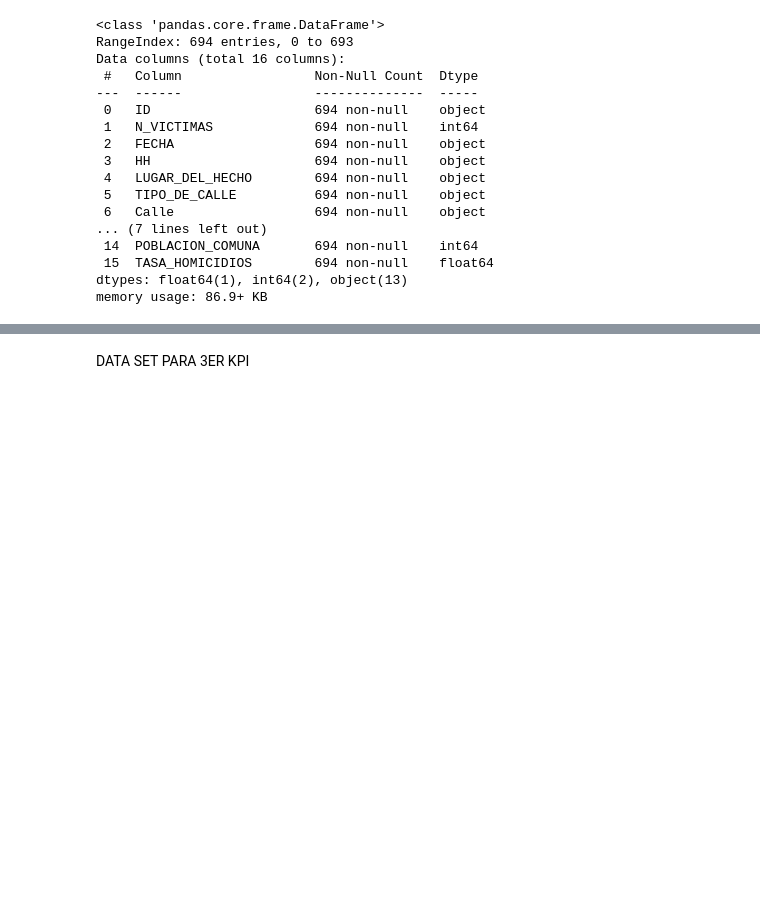
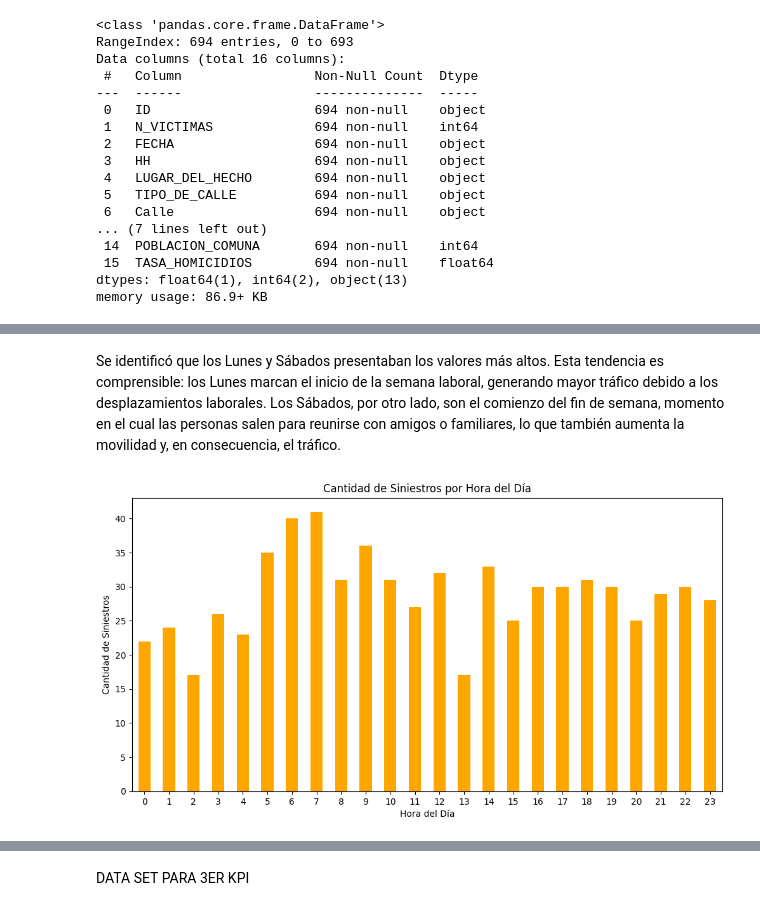
Before and after one commit to MLopezTouzon/PI-Data-Analytics, a Jupyter notebook: EDA.ipynb, the cells around one changed output, grey strips where cells are left out. Cells and saved outputs as stored; diff of their text form; code cells hidden in the pictures; blank space fills up the shorter version.

```diff
--- a/EDA.ipynb
+++ b/EDA.ipynb
@@ -333,0 +333,19 @@ memory usage: 86.9+ KB
+# %% [markdown]
+Se identificó que los Lunes y Sábados presentaban los valores más altos. Esta tendencia es comprensible: los Lunes marcan el inicio de la semana laboral, generando mayor tráfico debido a los desplazamientos laborales. Los Sábados, por otro lado, son el comienzo del fin de semana, momento en el cual las personas salen para reunirse con amigos o familiares, lo que también aumenta la movilidad y, en consecuencia, el tráfico.
+# %%
+# Definir un orden personalizado para las horas
+orden_personalizado = ['0', '1', '2', '3', '4', '5', '6', '7', '8', '9', '10', '11', '12', '13', '14', '15', '16', '17', '18', '19', '20', '21', '22', '23']
+
+# Contar la cantidad de siniestros por hora y reindexar con el orden personalizado
+siniestros_por_hora = df_hechos['HH'].value_counts().reindex(orden_personalizado, fill_value=0)
+
+# Graficar la cantidad de siniestros por hora con el orden personalizado
+plt.figure(figsize=(12, 6))
+siniestros_por_hora.plot(kind='bar', color='orange')
+plt.xlabel('Hora del Día')
+plt.ylabel('Cantidad de Siniestros')
+plt.title('Cantidad de Siniestros por Hora del Día')
+plt.xticks(rotation=0)  # Rotar etiquetas del eje x para mejor visualización
+plt.show()
+# %% [output]
+[figure, added]
```
Also changed, not shown: parts of 20 cells of this notebook.
